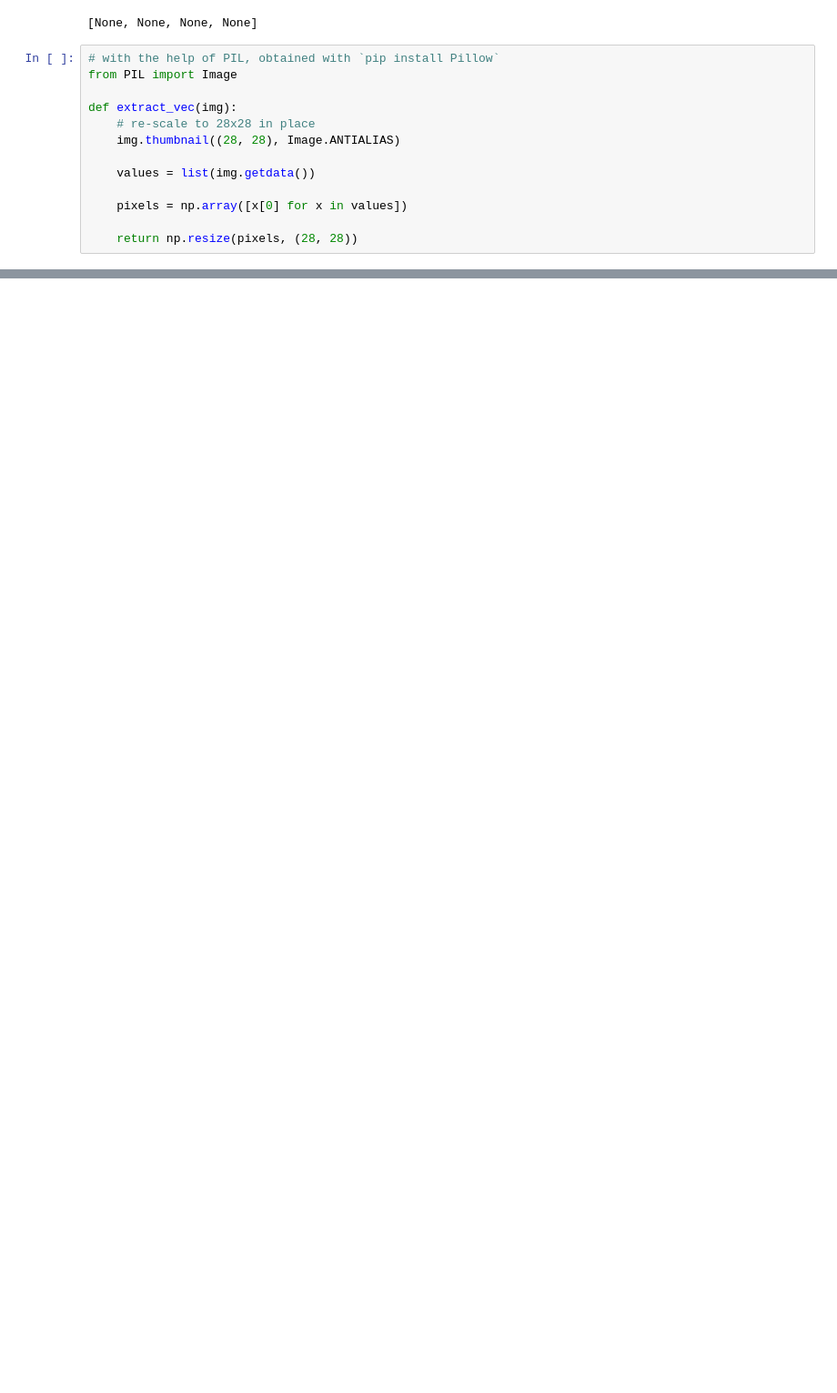
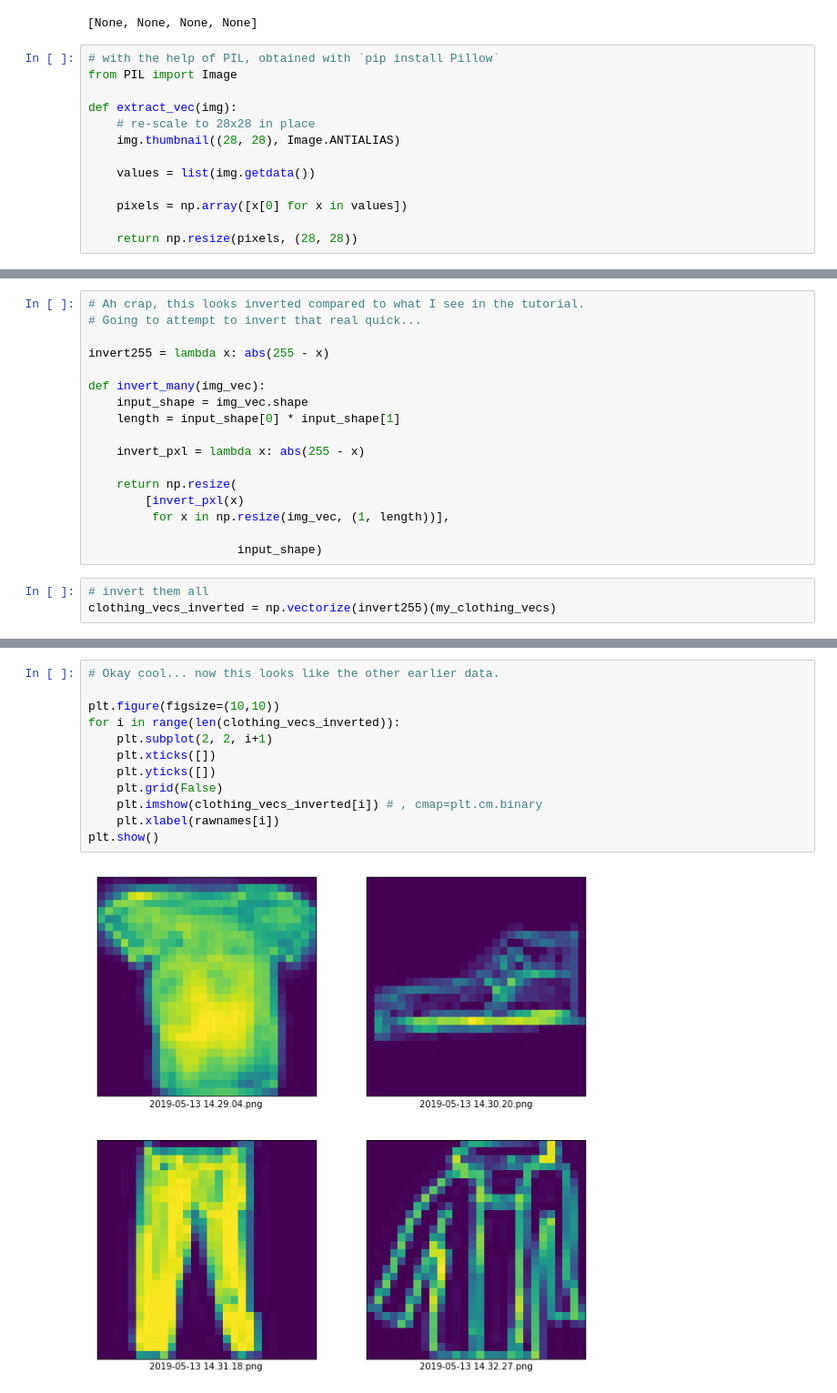
Before and after one commit to namoopsoo/aviation-pilot-physiology-hmm, a Jupyter notebook: notes/2019-05-13--keras-hello-world-fashion.ipynb, the cells around one changed output, grey strips where cells are left out. Shown at 91% size. Cells and saved outputs as stored; diff of their text form; blank space fills up the shorter version.

```diff
--- a/notes/2019-05-13--keras-hello-world-fashion.ipynb
+++ b/notes/2019-05-13--keras-hello-world-fashion.ipynb
@@ -250,0 +296,20 @@ def extract_vec(img):
+# %%
+# Ah crap, this looks inverted compared to what I see in the tutorial.
+# Going to attempt to invert that real quick...
+
+invert255 = lambda x: abs(255 - x)
+
+def invert_many(img_vec):
+    input_shape = img_vec.shape
+    length = input_shape[0] * input_shape[1]
+
+    invert_pxl = lambda x: abs(255 - x)
+
+    return np.resize(
+        [invert_pxl(x)
+         for x in np.resize(img_vec, (1, length))],
+
+                     input_shape)
+# %%
+# invert them all
+clothing_vecs_inverted = np.vectorize(invert255)(my_clothing_vecs)
@@ -250,0 +320,14 @@ def extract_vec(img):
+# %%
+# Okay cool... now this looks like the other earlier data.
+
+plt.figure(figsize=(10,10))
+for i in range(len(clothing_vecs_inverted)):
+    plt.subplot(2, 2, i+1)
+    plt.xticks([])
+    plt.yticks([])
+    plt.grid(False)
+    plt.imshow(clothing_vecs_inverted[i]) # , cmap=plt.cm.binary
+    plt.xlabel(rawnames[i])
+plt.show()
+# %% [output]
+[figure, added]
```
Also changed, not shown: parts of 12 cells of this notebook.
